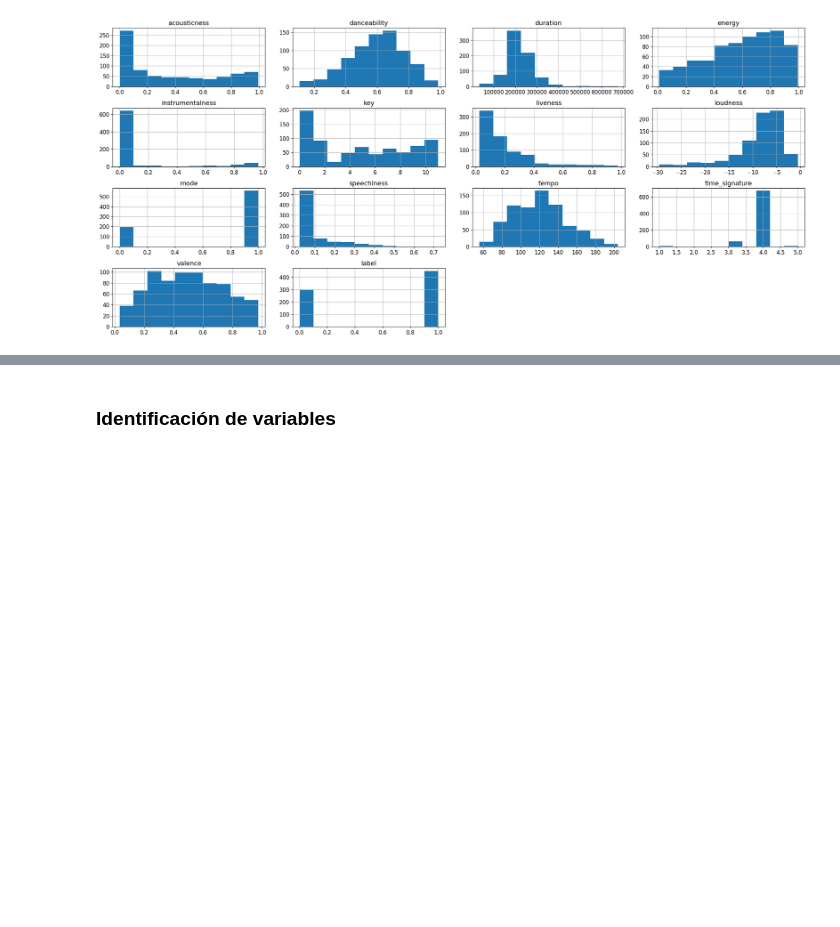
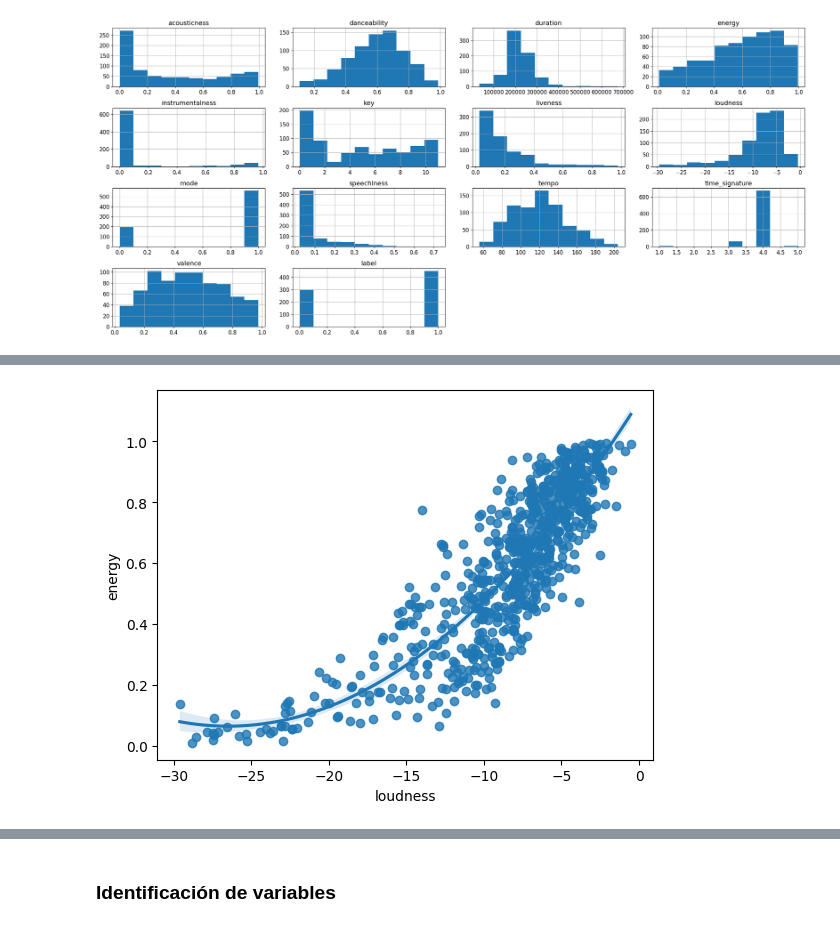
Before and after one commit to manoloacademia/CEIA_Analisis_de_datos, a Jupyter notebook: practica_final/analysis_spotify.ipynb, the cells around one changed output, grey strips where cells are left out. Drawn from its saved outputs; the diff is of its cells as text; code cells hidden in the pictures; blank space fills up the shorter version.

```diff
--- a/practica_final/analysis_spotify.ipynb
+++ b/practica_final/analysis_spotify.ipynb
@@ -222,0 +276,5 @@ display_dataset_distributions(playlist)
+# %%
+# Vemos si energy y loudness tienen una relación de orden mayor
+sns.regplot(x="loudness", y="energy", data=playlist, order=2);
+# %% [output]
+[figure, added]
```
Also changed, not shown: parts of 9 cells of this notebook.
